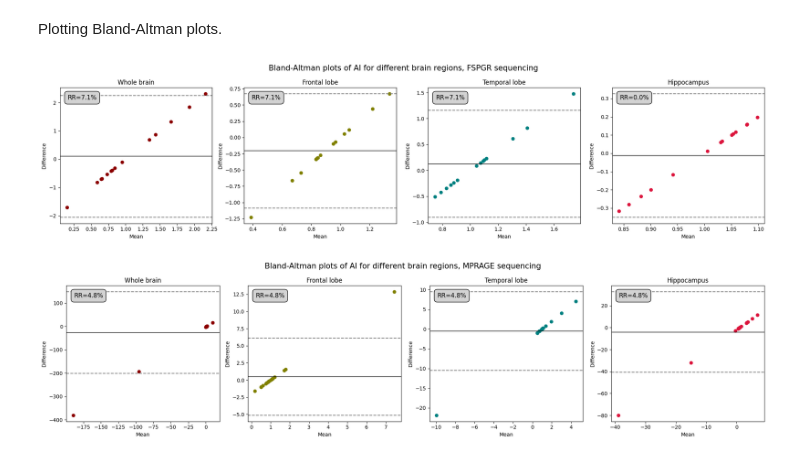
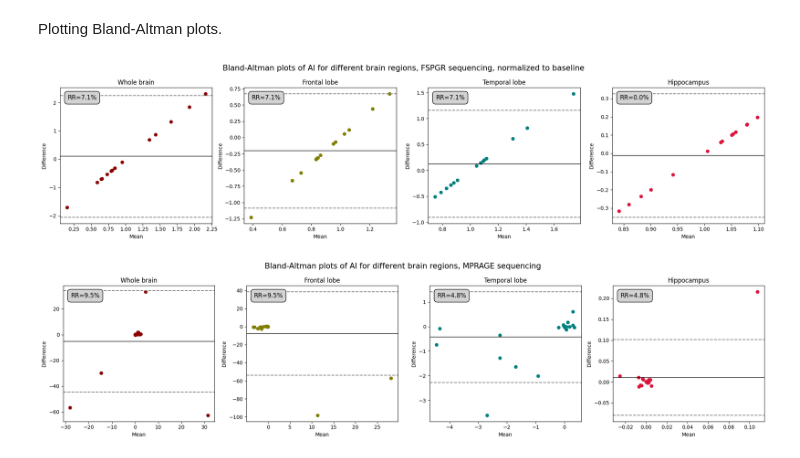
Before and after one commit to Crtox/asymmetryAD, a Jupyter notebook: code/test_retest.ipynb, the cells around one changed output. Drawn from its saved outputs; the diff is of its cells as text; code cells hidden in the pictures.

```diff
--- a/code/test_retest.ipynb
+++ b/code/test_retest.ipynb
@@ -155,8 +155,8 @@ second_mprage = separate_scans(mprage_files)[1]
 # %% [markdown]
 Flattening and normalizing the scans.
 # %%
-first_fspgr = flatten_and_normalize(first_fspgr)
-second_fspgr = flatten_and_normalize(second_fspgr)
+# first_fspgr = flatten_and_normalize(first_fspgr)
+# second_fspgr = flatten_and_normalize(second_fspgr)
 
-first_mprage = flatten_and_normalize(first_mprage)
-second_mprage = flatten_and_normalize(second_mprage)
+# first_mprage = flatten_and_normalize(first_mprage)
+# second_mprage = flatten_and_normalize(second_mprage)
@@ -163,3 +167,9 @@ second_mprage = flatten_and_normalize(second_mprage)
+# %%
+first_fspgr = flatten(first_fspgr)
+second_fspgr = flatten(second_fspgr)
+
+first_mprage = flatten(first_mprage)
+second_mprage = flatten(second_mprage)
 # %%
 print(first_fspgr.shape)
 # %% [output]
@@ -954,26 +978,26 @@ axes[3].text(
     verticalalignment='top'
 )
 
-plt.suptitle('Bland-Altman plots of AI for different brain regions, FSPGR sequencing', fontsize=15)
+plt.suptitle('Bland-Altman plots of AI for different brain regions, FSPGR sequencing, normalized to baseline', fontsize=15)
 plt.tight_layout()
-#plt.savefig(savePath + 'bland-altman_fspgr_normalized.png')
+plt.savefig(savePath + 'retry/bland-altman_fspgr_normalized.png')
 plt.show()
 # %% [output]
-[figure, old version]
+[figure, new version]
 # %%
 fig, axes = plt.subplots(1, 4, figsize=(20, 5))  # 1 row, 4 columns
 
-axes[0].scatter(means_whole_brain_mprage_normalized, diffs_whole_brain_mprage_normalized, color='darkred', marker='o')
+axes[0].scatter(means_whole_brain_mprage, diffs_whole_brain_mprage, color='darkred', marker='o')
 axes[0].set_title('Whole brain')
 axes[0].set_xlabel('Mean')
 axes[0].set_ylabel('Difference')
-axes[0].axhline(mean_whole_brain_mprage_normalized, color='black', alpha=0.7, linestyle='-')
-axes[0].axhline(LOA_whole_brain_mprage_normalized[0], color='gray', linestyle='--')
-axes[0].axhline(LOA_whole_brain_mprage_normalized[1], color='gray', linestyle='--')
+axes[0].axhline(mean_whole_brain_mprage, color='black', alpha=0.7, linestyle='-')
+axes[0].axhline(LOA_whole_brain_mprage[0], color='gray', linestyle='--')
+axes[0].axhline(LOA_whole_brain_mprage[1], color='gray', linestyle='--')
 axes[0].text(
     0.05,  # x-coordinate in axes fraction (0 is left, 1 is right)
     0.95,  # y-coordinate in axes fraction (0 is bottom, 1 is top)
-    s=f'RR={RR_whole_brain_mprage_normalized:.1f}%',
+    s=f'RR={RR_whole_brain_mprage:.1f}%',
     fontsize=12,
     color='black',
     bbox=dict(facecolor='lightgrey', edgecolor='black', boxstyle='round,pad=0.5'),
@@ -981,17 +1005,17 @@ axes[0].text(
     verticalalignment='top'
 )
 
-axes[1].scatter(means_frontal_lobe_mprage_normalized, diffs_frontal_lobe_mprage_normalized, color='olive', marker='o')
+axes[1].scatter(means_frontal_lobe_mprage, diffs_frontal_lobe_mprage, color='olive', marker='o')
 axes[1].set_title('Frontal lobe')
 axes[1].set_xlabel('Mean')
 axes[1].set_ylabel('Difference')
-axes[1].axhline(mean_frontal_lobe_mprage_normalized, color='black', alpha=0.7, linestyle='-')
-axes[1].axhline(LOA_frontal_lobe_mprage_normalized[0], color='gray', linestyle='--')
-axes[1].axhline(LOA_frontal_lobe_mprage_normalized[1], color='gray', linestyle='--')
+axes[1].axhline(mean_frontal_lobe_mprage, color='black', alpha=0.7, linestyle='-')
+axes[1].axhline(LOA_frontal_lobe_mprage[0], color='gray', linestyle='--')
+axes[1].axhline(LOA_frontal_lobe_mprage[1], color='gray', linestyle='--')
 axes[1].text(
     0.05,  # x-coordinate in axes fraction (0 is left, 1 is right)
     0.95,  # y-coordinate in axes fraction (0 is bottom, 1 is top)
-    s=f'RR={RR_frontal_lobe_mprage_normalized:.1f}%',
+    s=f'RR={RR_frontal_lobe_mprage:.1f}%',
     fontsize=12,
     color='black',
     bbox=dict(facecolor='lightgrey', edgecolor='black', boxstyle='round,pad=0.5'),
@@ -999,45 +1023,45 @@ axes[1].text(
     verticalalignment='top'
 )
 
-axes[2].scatter(means_temporal_lobe_mprage_normalized, diffs_temporal_lobe_mprage_normalized, color='teal', marker='o')
+axes[2].scatter(means_temporal_lobe_mprage, diffs_temporal_lobe_mprage, color='teal', marker='o')
 axes[2].set_title('Temporal lobe')
 axes[2].set_xlabel('Mean')
 axes[2].set_ylabel('Difference')
-axes[2].axhline(mean_temporal_lobe_mprage_normalized, color='black', alpha=0.7, linestyle='-')
-axes[2].axhline(LOA_temporal_lobe_mprage_normalized[0], color='gray', linestyle='--')
-axes[2].axhline(LOA_temporal_lobe_mprage_normalized[1], color='gray', linestyle='--')
+axes[2].axhline(mean_temporal_lobe_mprage, color='black', alpha=0.7, linestyle='-')
+axes[2].axhline(LOA_temporal_lobe_mprage[0], color='gray', linestyle='--')
+axes[2].axhline(LOA_temporal_lobe_mprage[1], color='gray', linestyle='--')
 axes[2].text(
     0.05,  # x-coordinate in axes fraction (0 is left, 1 is right)
     0.95,  # y-coordinate in axes fraction (0 is bottom, 1 is top)
-    s=f'RR={RR_temporal_lobe_mprage_normalized:.1f}%',
+    s=f'RR={RR_temporal_lobe_mprage:.1f}%',
     fontsize=12,
     color='black',
     bbox=dict(facecolor='lightgrey', edgecolor='black', boxstyle='round,pad=0.5'),
     transform=axes[2].transAxes,
     verticalalignment='top'
 )
 
-axes[3].scatter(means_hippocampus_mprage_normalized, diffs_hippocampus_mprage_normalized, color='crimson', marker='o')
+axes[3].scatter(means_hippocampus_mprage, diffs_hippocampus_mprage, color='crimson', marker='o')
 axes[3].set_title('Hippocampus')
 axes[3].set_xlabel('Mean')
 axes[3].set_ylabel('Difference')
-axes[3].axhline(mean_hippocampus_mprage_normalized, color='black', alpha=0.7, linestyle='-')
-axes[3].axhline(LOA_hippocampus_mprage_normalized[0], color='gray', linestyle='--')
-axes[3].axhline(LOA_hippocampus_mprage_normalized[1], color='gray', linestyle='--')
+axes[3].axhline(mean_hippocampus_mprage, color='black', alpha=0.7, linestyle='-')
+axes[3].axhline(LOA_hippocampus_mprage[0], color='gray', linestyle='--')
+axes[3].axhline(LOA_hippocampus_mprage[1], color='gray', linestyle='--')
 axes[3].text(
     0.05,  # x-coordinate in axes fraction (0 is left, 1 is right)
     0.95,  # y-coordinate in axes fraction (0 is bottom, 1 is top)
-    s=f'RR={RR_hippocampus_mprage_normalized:.1f}%',
+    s=f'RR={RR_hippocampus_mprage:.1f}%',
     fontsize=12,
     color='black',
     bbox=dict(facecolor='lightgrey', edgecolor='black', boxstyle='round,pad=0.5'),
     transform=axes[3].transAxes,
     verticalalignment='top'
 )
 
 plt.suptitle('Bland-Altman plots of AI for different brain regions, MPRAGE sequencing', fontsize=15)
 plt.tight_layout()
-#plt.savefig(savePath + 'bland-altman_mprage_normalized.png')
+#plt.savefig(savePath + 'retry/bland-altman_mprage.png')
 plt.show()
 # %% [output]
-[figure, old version]
+[figure, new version]
```
Also changed, not shown: parts of 14 cells of this notebook, 11 other files.
